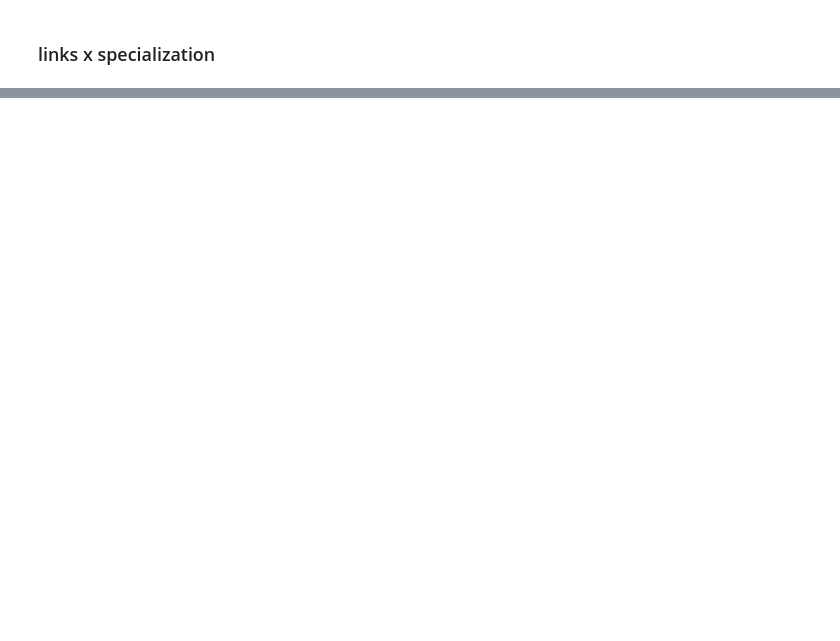
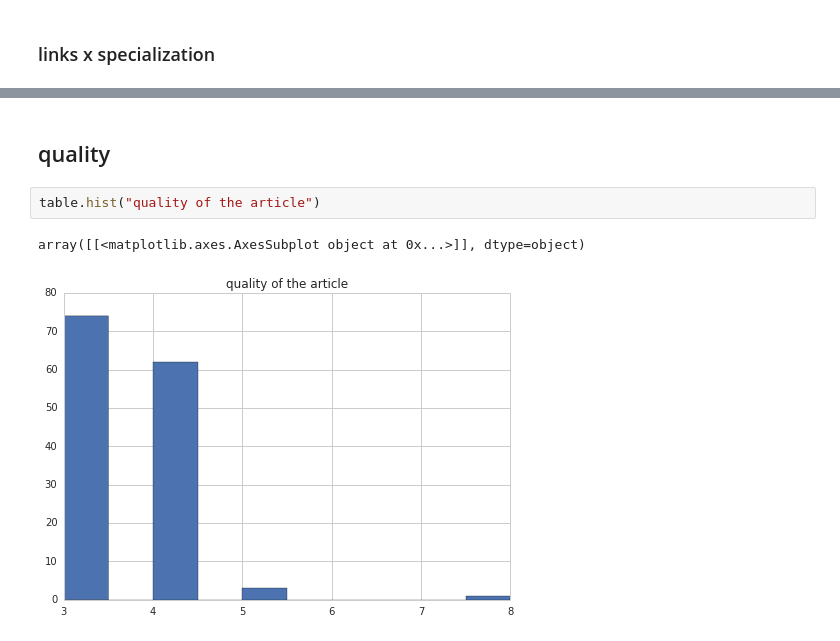
Before and after one commit to WeKeyPedia/notebooks, a Jupyter notebook: dataset geometry.ipynb, the cells around one changed output, grey strips where cells are left out. Saved outputs shown, nothing was run; the diff lists cells and outputs as text; blank space fills up the shorter version.

Commit message:
add quality variability analysis

```diff
--- a/dataset geometry.ipynb
+++ b/dataset geometry.ipynb
@@ -72,0 +75,7 @@ sns.jointplot(table.specialization, table["number.of.links"])
+# %% [markdown]
+## quality
+# %%
+table.hist("quality of the article")
+# %% [output]
+array([[<matplotlib.axes.AxesSubplot object at 0x...>]], dtype=object)
+[figure, added]
```
Also changed, not shown: parts of 5 cells of this notebook.
